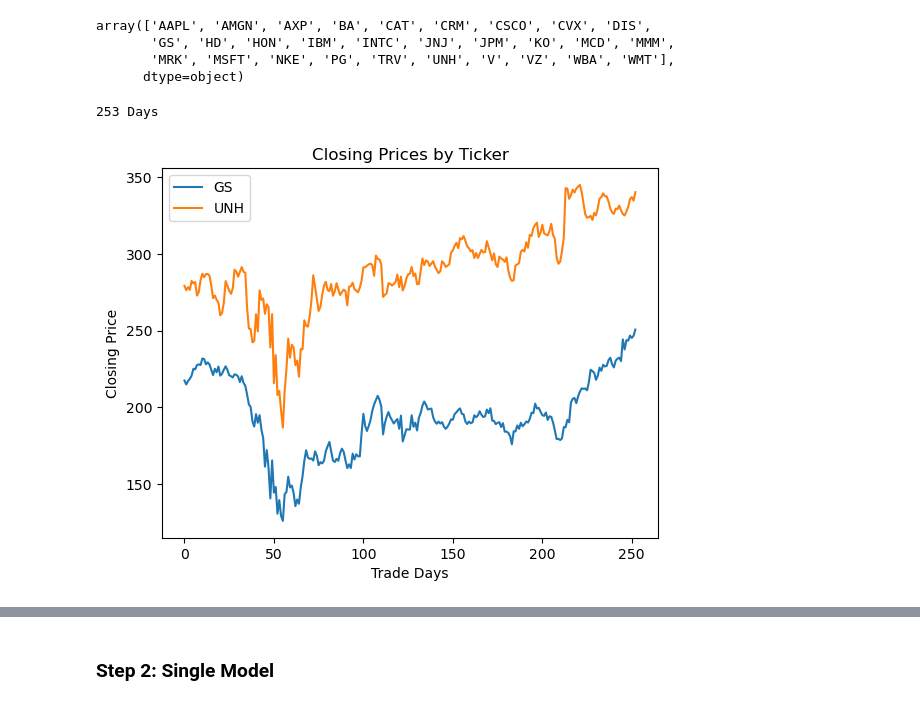
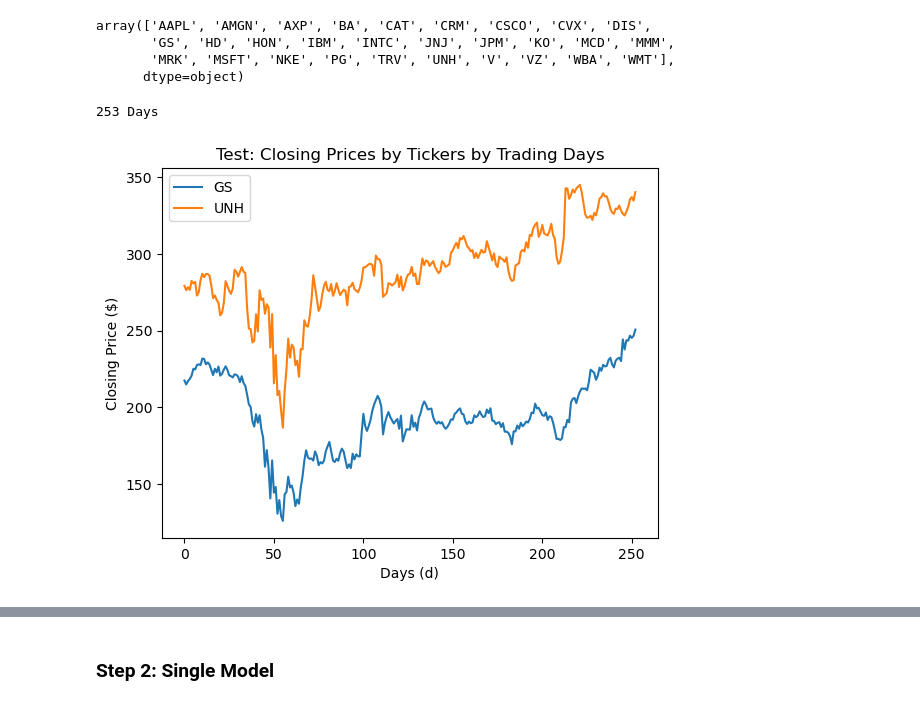
Before and after one commit to Linzili1235/Auto-Trade-Bot-with-DDPG, a Jupyter notebook: test_notebook.ipynb, the cells around one changed output, grey strips where cells are left out. Cells and saved outputs as stored; diff of their text form; code cells hidden in the pictures.

```diff
--- a/test_notebook.ipynb
+++ b/test_notebook.ipynb
@@ -154,37 +154,37 @@ array(['AAPL', 'AMGN', 'AXP', 'BA', 'CAT', 'CRM', 'CSCO', 'CVX', 'DIS',
 # %%
 import pandas as pd
 import matplotlib.pyplot as plt
 
 # READ DATA
 train = pd.read_csv('train_data.csv')
 trade = pd.read_csv('trade_data.csv')
 
 df_sub = trade[trade['tic'].isin(['GS', "UNH"])]
 # df_sub = train
 # df_sub = df_sub[(df_sub['date'] > '2017-12-31') & (df_sub['date'] < '2020-01-01')]
 df_sub = df_sub[df_sub['date'] < '2021-01-01']
 # print(df_sub[df_sub['close'] > 200]['tic'].unique())
 df_sub = df_sub.sort_values('date')
 print(df_sub.date.nunique(), 'Days')
 
 groups = df_sub.groupby('tic')
 
 # Iterate over the groups and plot each line separately
 fig, ax = plt.subplots()
 for name, group in groups:
     ax.plot(group['close'].reset_index(drop=True), label=name)
 
 # Set the title, x-axis label, and legend
-ax.set_title('Closing Prices by Ticker')
-ax.set_xlabel('Trade Days')
-ax.set_ylabel('Closing Price')
+ax.set_title('Test: Closing Prices by Tickers by Trading Days')
+ax.set_xlabel('Days (d)')
+ax.set_ylabel('Closing Price ($)')
 ax.legend()
 
 # Show the plot
 plt.show()
 # %% [output]
 253 Days
-[figure, old version]
+[figure, new version]
 # %%
 # SUBSET THE DATA
 df_price = df_sub.iloc[:,:7].reset_index(drop=True)
```
Also changed, not shown: parts of 7 cells of this notebook, 18 other files.
